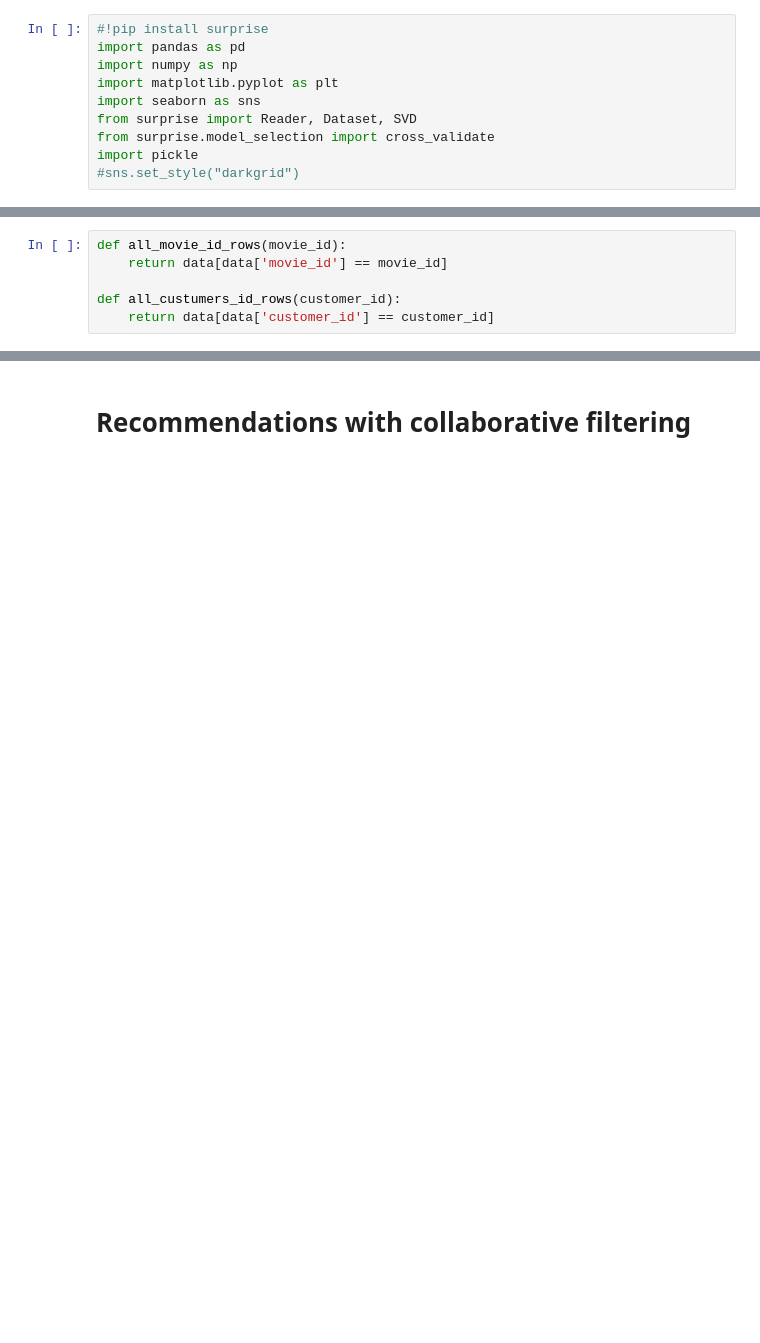
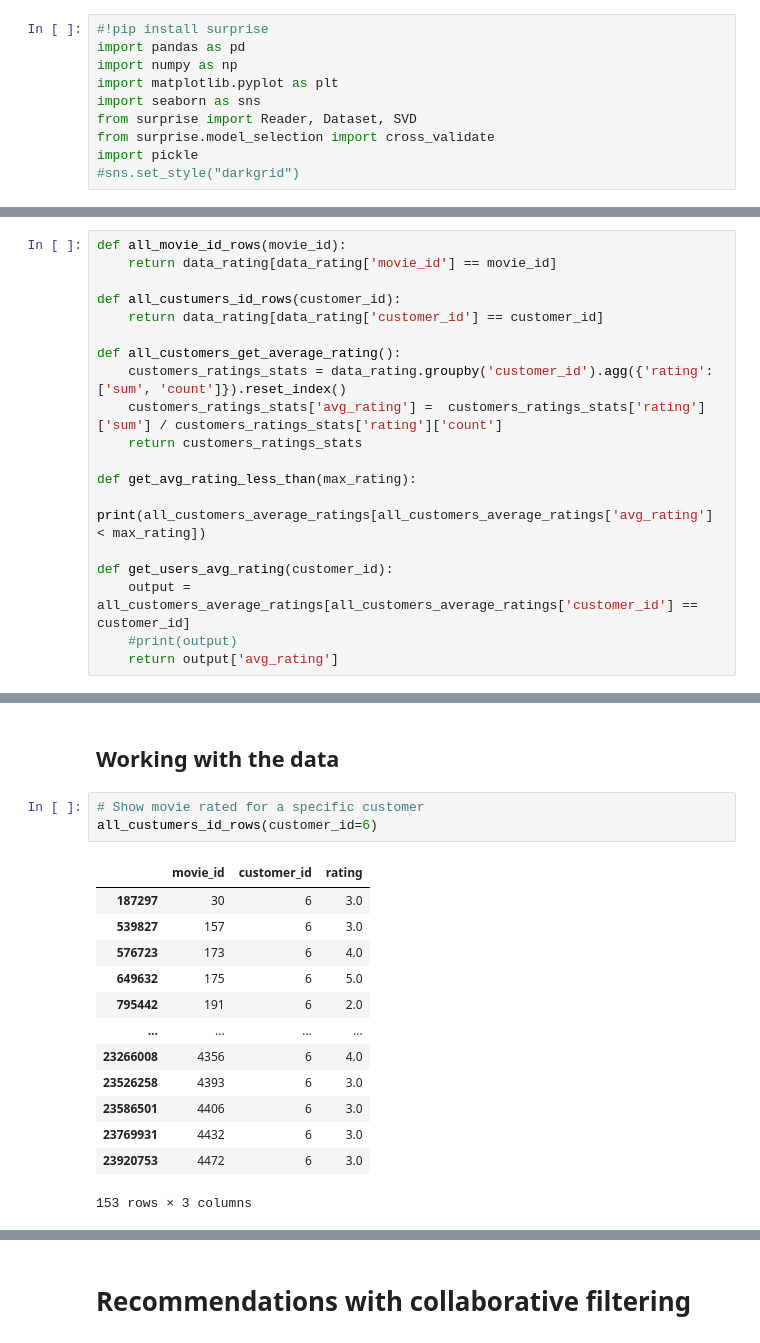
Before and after one commit to Ragnarstefanss/netflix-recommendation, a Jupyter notebook: main.ipynb, the cells around one changed output, grey strips where cells are left out. Cells and saved outputs as stored; diff of their text form; blank space fills up the shorter version.

```diff
--- a/main.ipynb
+++ b/main.ipynb
@@ -10,0 +13,19 @@ import pickle
+# %%
+def all_movie_id_rows(movie_id):
+    return data_rating[data_rating['movie_id'] == movie_id]
+
+def all_custumers_id_rows(customer_id):
+    return data_rating[data_rating['customer_id'] == customer_id]
+
+def all_customers_get_average_rating():
+    customers_ratings_stats = data_rating.groupby('customer_id').agg({'rating': ['sum', 'count']}).reset_index()
+    customers_ratings_stats['avg_rating'] =  customers_ratings_stats['rating']['sum'] / customers_ratings_stats['rating']['count']
+    return customers_ratings_stats
+
+def get_avg_rating_less_than(max_rating):
+    print(all_customers_average_ratings[all_customers_average_ratings['avg_rating'] < max_rating])
+
+def get_users_avg_rating(customer_id):
+    output = all_customers_average_ratings[all_customers_average_ratings['customer_id'] == customer_id]
+    #print(output)
+    return output['avg_rating']
@@ -88,6 +135,0 @@ print(len(data))
-# %%
-def all_movie_id_rows(movie_id):
-    return data[data['movie_id'] == movie_id]
-
-def all_custumers_id_rows(customer_id):
-    return data[data['customer_id'] == customer_id]
@@ -131,0 +155,19 @@ print(customers_ratings_stats)
+# %% [markdown]
+## Working with the data
+# %%
+# Show movie rated for a specific customer
+all_custumers_id_rows(customer_id=6)
+# %% [output]
+|  | movie_id | customer_id | rating |
+| 187297 | 30 | 6 | 3.0 |
+| 539827 | 157 | 6 | 3.0 |
+| 576723 | 173 | 6 | 4.0 |
+| 649632 | 175 | 6 | 5.0 |
+| 795442 | 191 | 6 | 2.0 |
+| ... | ... | ... | ... |
+| 23266008 | 4356 | 6 | 4.0 |
+| 23526258 | 4393 | 6 | 3.0 |
+| 23586501 | 4406 | 6 | 3.0 |
+| 23769931 | 4432 | 6 | 3.0 |
+| 23920753 | 4472 | 6 | 3.0 |
+153 rows × 3 columns
```
Also changed, not shown: parts of 32 cells of this notebook.
